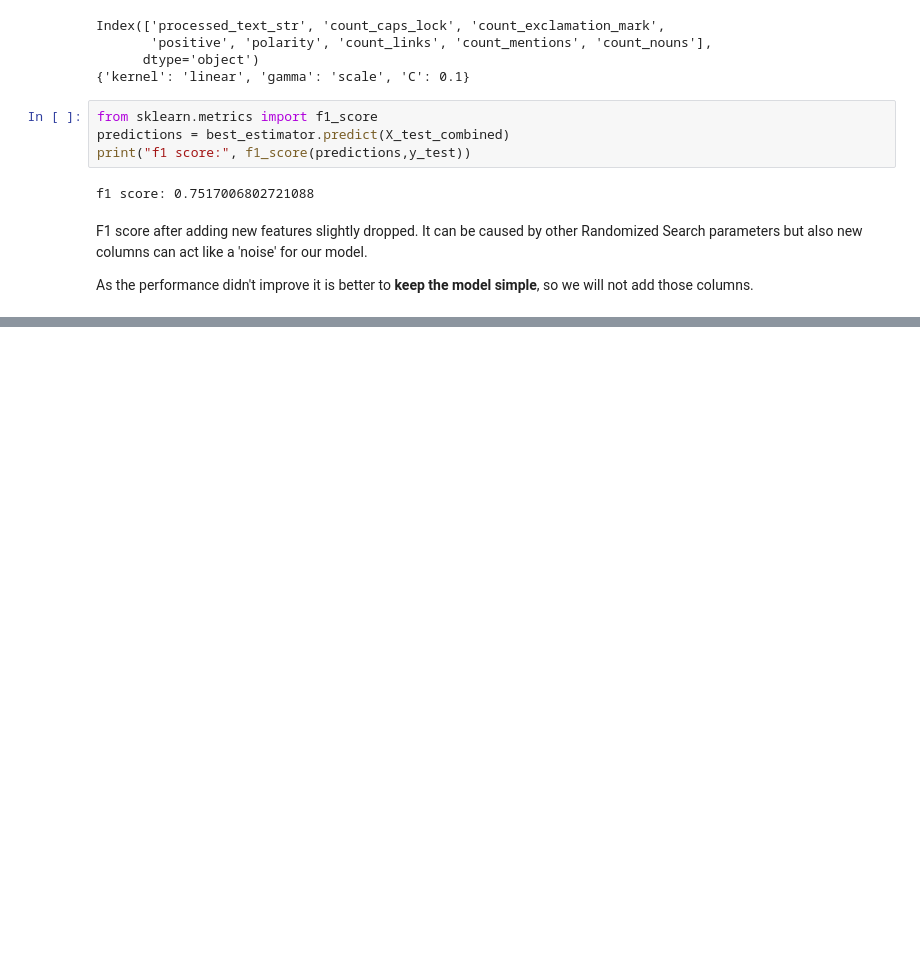
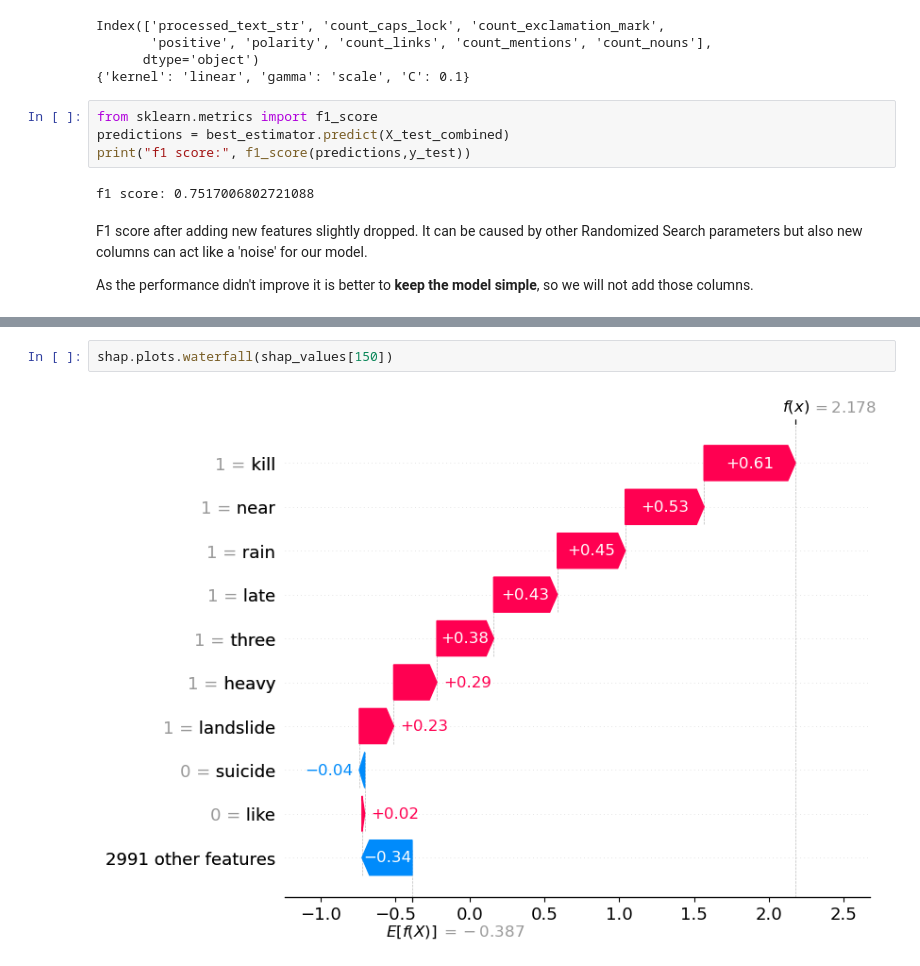
Before and after one commit to katarzynarogalska/DisasterTweets_KaggleCompetition, a Jupyter notebook: notebooks/Tweets_Feature_Engineering.ipynb, the cells around one changed output, grey strips where cells are left out. Drawn from its saved outputs; the diff is of its cells as text; blank space fills up the shorter version.

```diff
--- a/notebooks/Tweets_Feature_Engineering.ipynb
+++ b/notebooks/Tweets_Feature_Engineering.ipynb
@@ -325,0 +356,4 @@ As the performance didn't improve it is better to **keep the model simple**, so
+# %%
+shap.plots.waterfall(shap_values[150])
+# %% [output]
+[figure, added]
```
Also changed, not shown: parts of 4 cells of this notebook.
